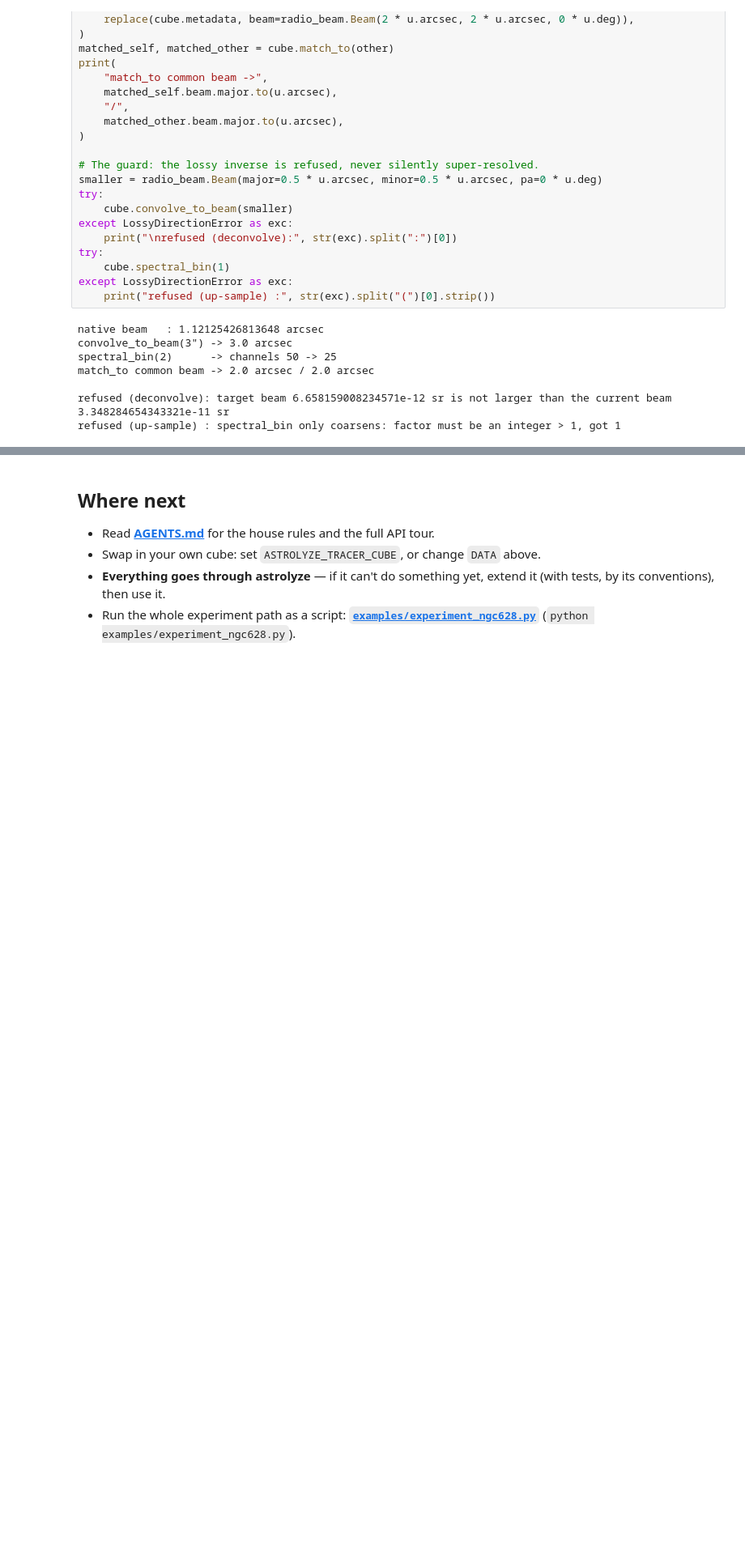
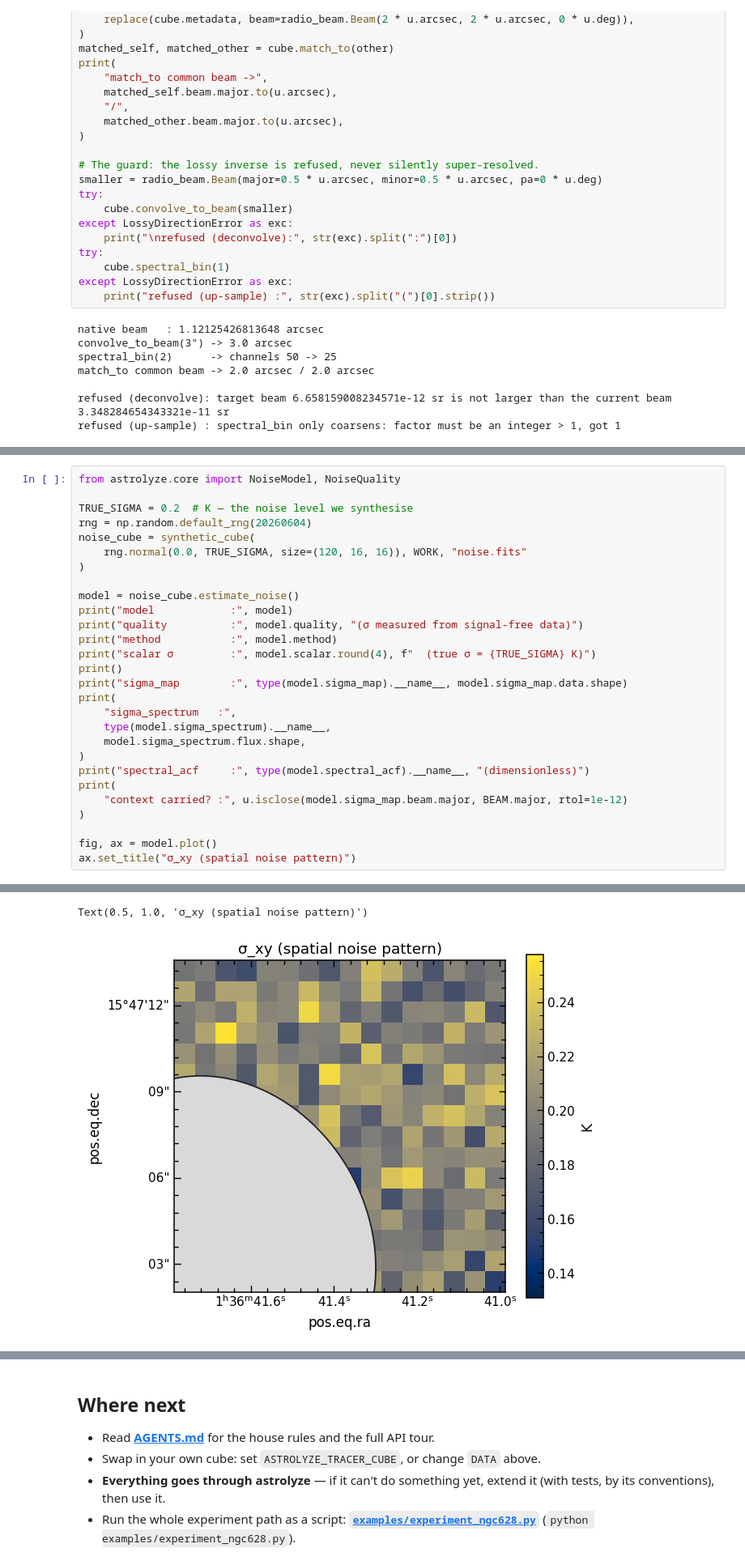
Before and after one commit to buchbend/astrolyze, a Jupyter notebook: examples/tutorial.ipynb, the cells around one changed output, grey strips where cells are left out. Shown at 81% size. Cells and saved outputs as stored; diff of their text form; blank space fills up the shorter version.

```diff
--- a/examples/tutorial.ipynb
+++ b/examples/tutorial.ipynb
@@ -598,0 +866,29 @@ refused (up-sample) : spectral_bin only coarsens: factor must be an integer > 1,
+# %%
+from astrolyze.core import NoiseModel, NoiseQuality
+
+TRUE_SIGMA = 0.2  # K — the noise level we synthesise
+rng = np.random.default_rng(20260604)
+noise_cube = synthetic_cube(
+    rng.normal(0.0, TRUE_SIGMA, size=(120, 16, 16)), WORK, "noise.fits"
+)
+
+model = noise_cube.estimate_noise()
+print("model            :", model)
+print("quality          :", model.quality, "(σ measured from signal-free data)")
+print("method           :", model.method)
+print("scalar σ         :", model.scalar.round(4), f"  (true σ = {TRUE_SIGMA} K)")
+print()
+print("sigma_map        :", type(model.sigma_map).__name__, model.sigma_map.data.shape)
+print(
+    "sigma_spectrum   :",
+    type(model.sigma_spectrum).__name__,
+    model.sigma_spectrum.flux.shape,
+)
+print("spectral_acf     :", type(model.spectral_acf).__name__, "(dimensionless)")
+print(
+    "context carried? :", u.isclose(model.sigma_map.beam.major, BEAM.major, rtol=1e-12)
+)
+
+fig, ax = model.plot()
+ax.set_title("σ_xy (spatial noise pattern)")
+# %% [output]
@@ -598,0 +904,2 @@ refused (up-sample) : spectral_bin only coarsens: factor must be an integer > 1,
+Text(0.5, 1.0, 'σ_xy (spatial noise pattern)')
+[figure, added]
```
Also changed, not shown: parts of 26 cells of this notebook.
